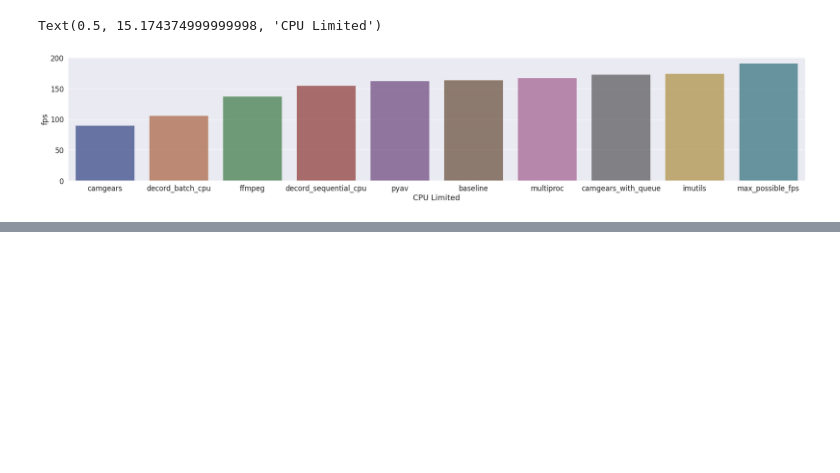
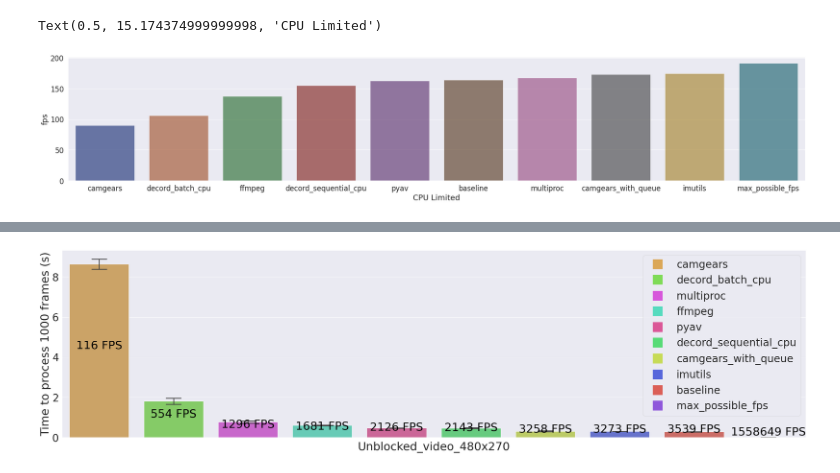
Before and after one commit to bml1g12/benchmarking_video_reading_python, a Jupyter notebook: timings/Untitled.ipynb, the cells around one changed output, grey strips where cells are left out. Cells and saved outputs as stored; diff of their text form; code cells hidden in the pictures; blank space fills up the shorter version.

Commit message:
feat: improve graph font sizing and legend

```diff
--- a/timings/Untitled.ipynb
+++ b/timings/Untitled.ipynb
@@ -55,0 +42,96 @@ Name: dataset, dtype: object
+# %%
+"""Plots graphs of timings"""
+import matplotlib.pyplot as plt
+import pandas as pd
+import seaborn as sns
+from matplotlib.lines import Line2D
+
+
+
+
+def fps_plot(df, title):
+    """plots graphs of timings"""
+    df = df[~df.groupname.str.contains("ffmpeg_unblocked_decoding_speed")]
+    df["groupname"] = df.groupname.str.split("_benchmark", expand=True)[0]
+    sns.set(font_scale=1.8)
+    g = sns.catplot(data=df, kind="bar",
+                    x="groupname", y="fps", palette="dark", alpha=.6, height=5, aspect=5,
+                    legend=True, legend_out=True)
+    plt.xlabel(title)
+    plt.savefig(title + ".png")
+
+
+def combined_plot(df, title):
+    """plots graphs of timings"""
+    df["groupname"] = df.groupname.str.split("_benchmark", expand=True)[0]
+    # This item is not needed given we have an unblocked graph
+    df = df[~df.groupname.str.contains("ffmpeg_unblocked_decoding_speed")].reset_index()
+
+    # Put the colors into a list, in order of increasing FPS (the values here are pre sorted)
+    # by using a global color mapping we ensure consistent colors between graph
+    palette = [GLOBAL_COLOR_MAPPINGS[group] for group in df.groupname.values]
+
+    sns.set(font_scale=3)
+
+    def barplot_err(x, y, xerr=None, yerr=None, data=None, **kwargs):
+        """Plot a bar graph with hand defined symmetrical error bars"""
+
+        _data = []
+        for _i in data.index:
+
+            _data_i = pd.concat([data.loc[_i:_i]] * 3, ignore_index=True, sort=False)
+            _row = data.loc[_i]
+            if xerr is not None:
+                _data_i[x] = [_row[x] - _row[xerr], _row[x], _row[x] + _row[xerr]]
+            if yerr is not None:
+                _data_i[y] = [_row[y] - _row[yerr], _row[y], _row[y] + _row[yerr]]
+            _data.append(_data_i)
+
+        _data = pd.concat(_data, ignore_index=True, sort=False)
+
+        _ax = sns.barplot(x=x, y=y, data=_data, ci="sd", **kwargs)
+
+        return _ax
+
+    _, ax = plt.subplots(figsize=(35, 10))
+    _ax = barplot_err(x="groupname", y="time_for_all_frames", yerr="stddev_for_all_frames",
+                      capsize=.2, data=df, ax=ax, palette=palette)
+
+    _ax.set_xticklabels([]) # remove labels on each bar
+
+    legend_markers = []
+    legend_labels = []
+    for _, row in df.iterrows():
+        print(row.name, row.time_for_all_frames - row.time_for_all_frames * 0.5)
+        _ax.text(row.name, row.time_for_all_frames - row.time_for_all_frames * 0.5,
+                 f"{int(round(row.fps, 0))} FPS", color="black", ha="center", va="bottom")
+        # plot legend
+        rect = Line2D([], [], marker="s", markersize=30, linewidth=0, color=palette[_])
+        legend_markers.append(rect)
+        legend_labels.append(row.groupname)
+    print("labels", legend_labels)
+    _ax.legend(legend_markers, legend_labels)
+
+
+    #plt.legend(title='Smoker', loc='upper left', labels=['Hell Yeh', 'Nah Bruh'])
+    plt.xlabel(title)
+    plt.ylabel("Time to process 1000 frames (s)")
+    plt.tight_layout()
+    plt.savefig(title + ".png")
+    return _ax
+
+suffix = "_video_720x480.csv"
+
+for suffix in ["_video_480x270"]:
+    unblocked = pd.read_csv(f"benchmark_timings_unblocked{suffix}.csv")
+    io = pd.read_csv(f"benchmark_timings_iolimited{suffix}.csv")
+    cpu = pd.read_csv(f"benchmark_timings_cpulimited{suffix}.csv")
+    #unblocked = unblocked[~unblocked.groupname.str.contains("max_possible_fps")].reset_index()
+
+    tmp_palette = sns.color_palette("hls", len(unblocked.groupname))
+    unblocked["groupname"] = unblocked.groupname.str.split("_benchmark", expand=True)[0]
+    GLOBAL_COLOR_MAPPINGS = {group: color for group, color in zip(sorted(unblocked.groupname.values),
+                                                                  tmp_palette)}
+    print(GLOBAL_COLOR_MAPPINGS)
+    ax = combined_plot(unblocked, f"Unblocked{suffix}")
+# %% [output]
@@ -55,0 +150 @@ Name: dataset, dtype: object
+[figure, added]
```
Also changed, not shown: parts of 3 cells of this notebook, 10 other files.
